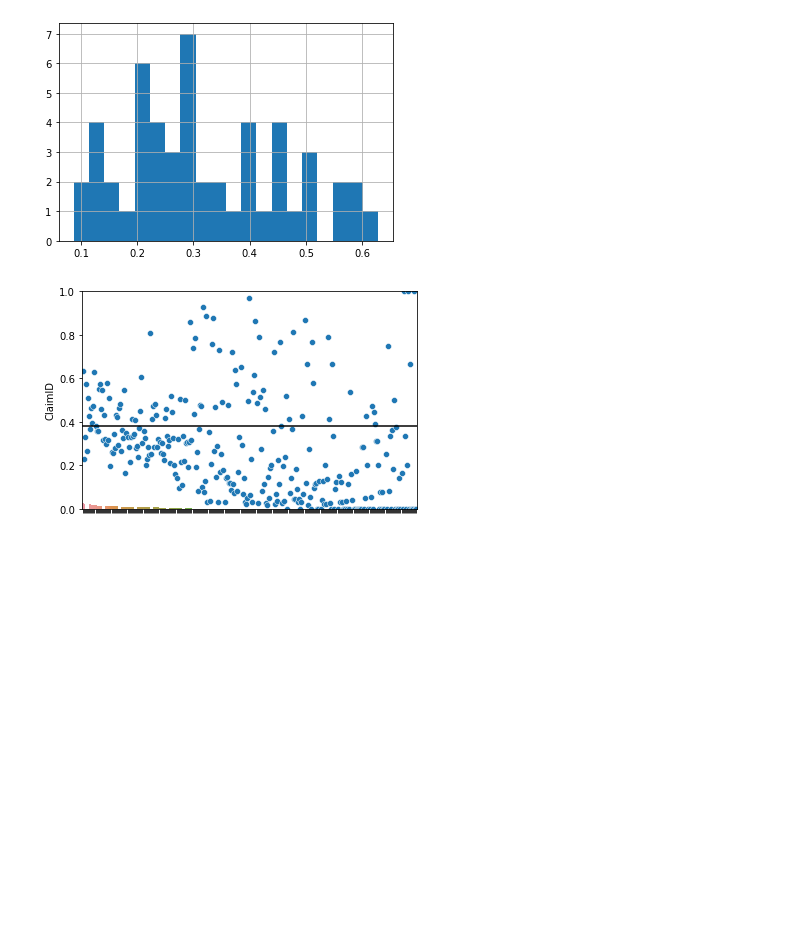
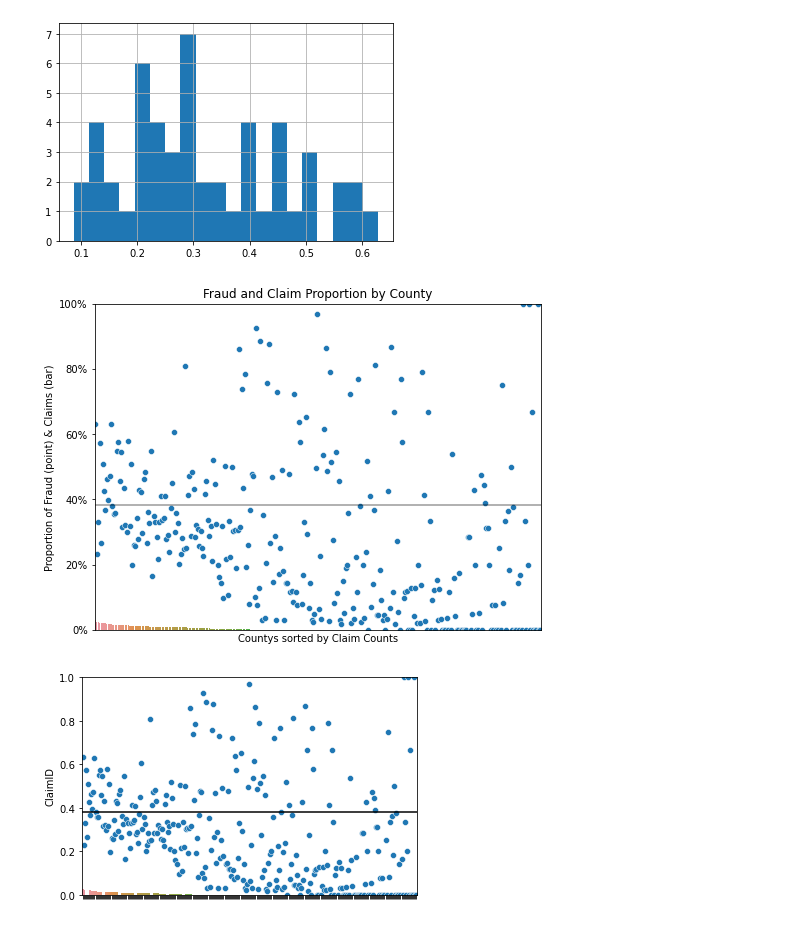
Before and after one commit to jwelch1123/healthcare_fraud_detection, a Jupyter notebook: healthcare_fraud.ipynb, the cells around one changed output. Drawn from its saved outputs; the diff is of its cells as text; code cells hidden in the pictures; blank space fills up the shorter version.

```diff
--- a/healthcare_fraud.ipynb
+++ b/healthcare_fraud.ipynb
@@ -1129,6 +1040,26 @@ print(data)
 50      2        0.280488  0.001322
 51      9        0.287561  0.001109
 [figure]
+# %%
+data = claims.groupby('County').agg({"PotentialFraud":"mean",'ClaimID':'count'})
+data['ClaimID'] = data['ClaimID']/  data['ClaimID'].sum()
+data = data.sort_values('ClaimID', ascending=False).reset_index()
+
+plt.figure(figsize=(8,6))
+sns.scatterplot(x= data.index, y =data.PotentialFraud, zorder = 1)
+sns.barplot(x=data.index, y = data.ClaimID, zorder =2)
+plt.ylim(0,1)
+plt.axhline(claims.PotentialFraud.mean(),c='k',alpha=0.4)
+plt.title("Fraud and Claim Proportion by County")
+plt.xlabel("Countys sorted by Claim Counts")
+plt.ylabel("Proportion of Fraud (point) & Claims (bar)")
+plt.xticks(ticks = [], labels=[])
+yticks = range(0,101,20)
+plt.yticks(ticks = [y/100 for y in yticks],labels=["{}%".format(x) for x in yticks])
+
+plt.savefig("./graphics/fraud_pop_by_county.png")
+# %% [output]
+[figure, added]
 # %%
 data = claims.groupby('County').agg({"PotentialFraud":"mean",'ClaimID':'count'})
 data['ClaimID'] = data['ClaimID']/  data['ClaimID'].sum()
```
Also changed, not shown: parts of 38 cells of this notebook, 7 other files.
